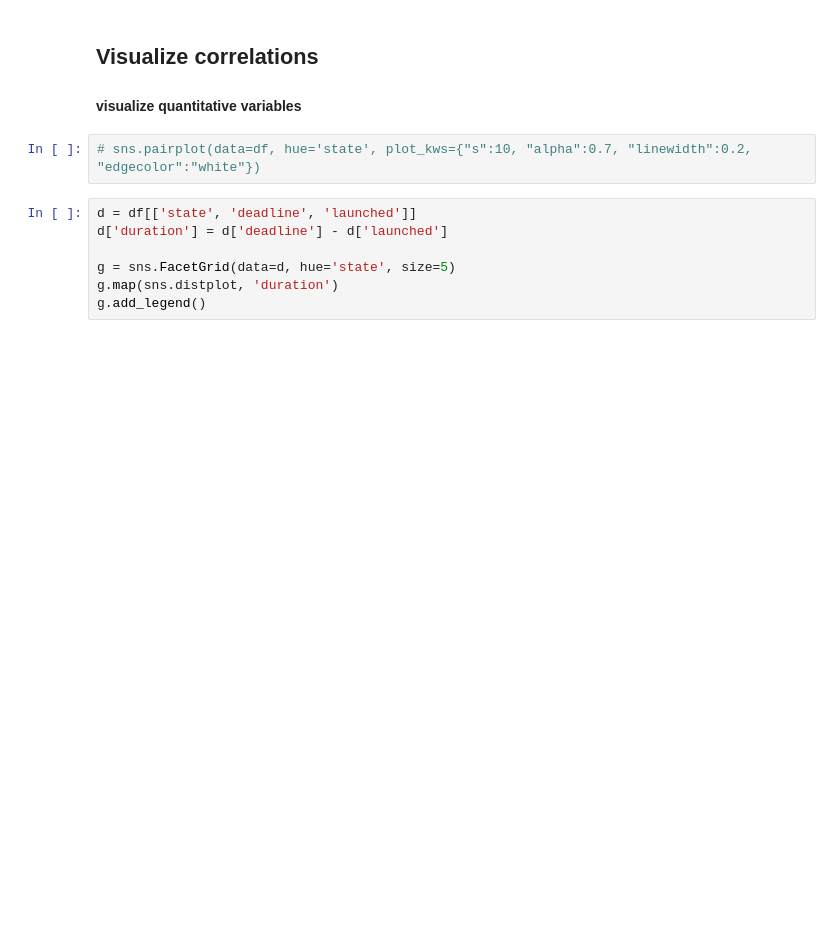
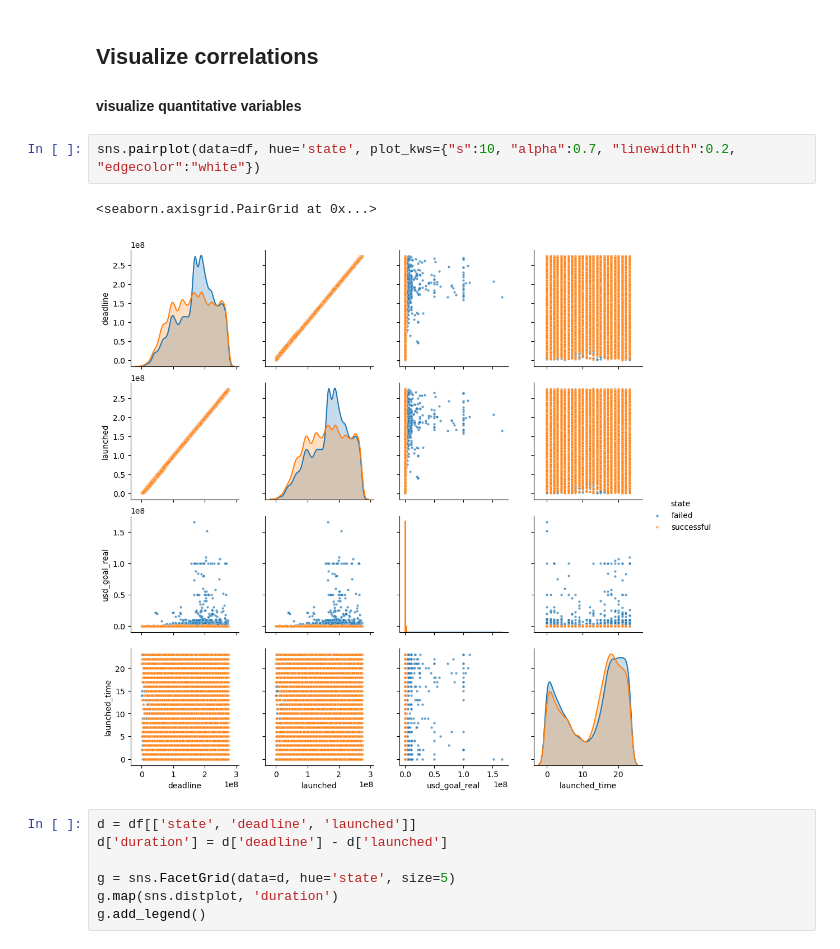
Before and after one commit to masam101376/kickstarter-projects, a Jupyter notebook: practice.ipynb, the cells around one changed output. Saved outputs shown, nothing was run; the diff lists cells and outputs as text; blank space fills up the shorter version.

```diff
--- a/practice.ipynb
+++ b/practice.ipynb
@@ -197,7 +222,10 @@ df.describe(include='all')
 ## Visualize correlations
 #### visualize quantitative variables
 # %%
-# sns.pairplot(data=df, hue='state', plot_kws={"s":10, "alpha":0.7, "linewidth":0.2, "edgecolor":"white"})
+sns.pairplot(data=df, hue='state', plot_kws={"s":10, "alpha":0.7, "linewidth":0.2, "edgecolor":"white"})
+# %% [output]
+<seaborn.axisgrid.PairGrid at 0x...>
+[figure, added]
 # %%
 d = df[['state', 'deadline', 'launched']]
 d['duration'] = d['deadline'] - d['launched']
```
Also changed, not shown: parts of 14 cells of this notebook.
